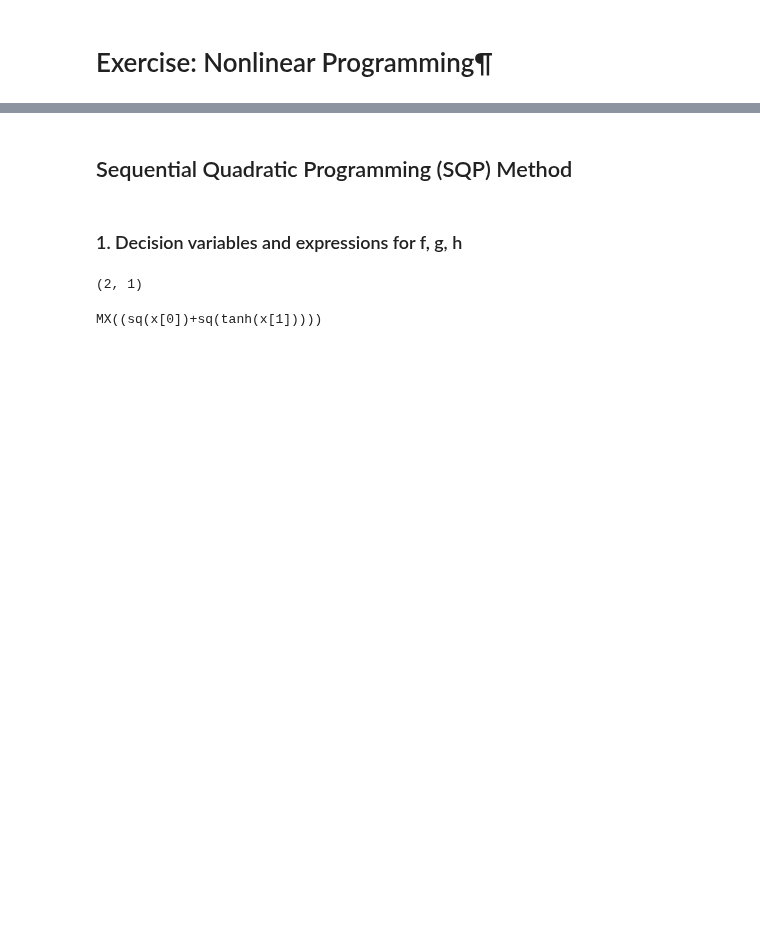
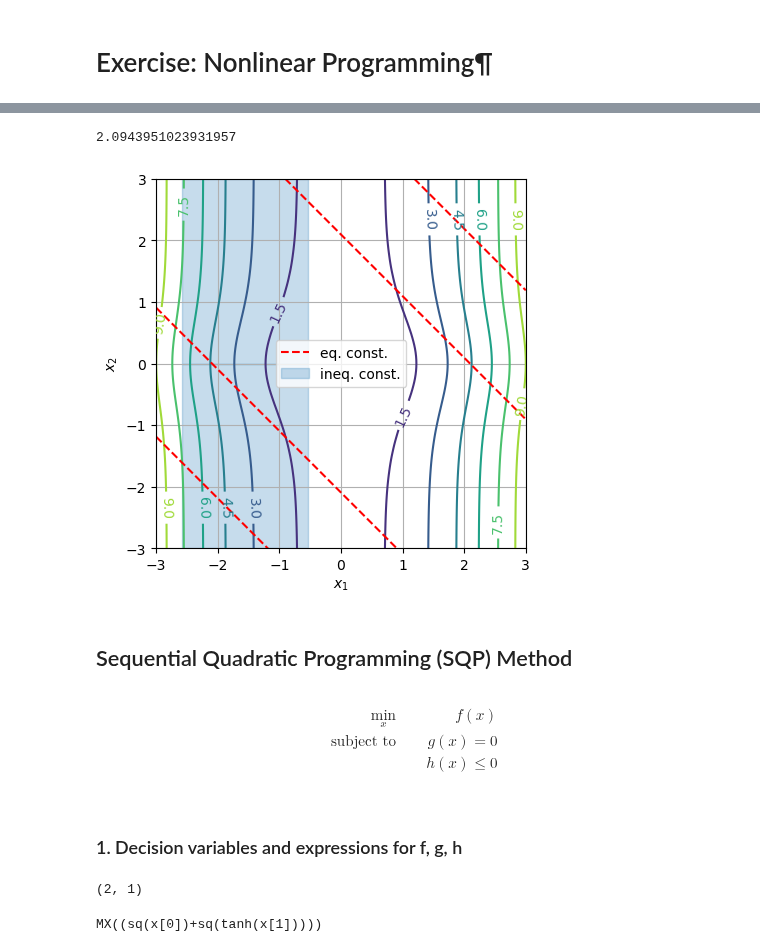
Before and after one commit to billtubbs/casadi-examples, a Jupyter notebook: 3-Nonlinear-Programming.ipynb, the cells around one changed output, grey strips where cells are left out. Drawn from its saved outputs; the diff is of its cells as text; code cells hidden in the pictures; blank space fills up the shorter version.

Commit message:
Fixed eq. constraint on plot

```diff
--- a/3-Nonlinear-Programming.ipynb
+++ b/3-Nonlinear-Programming.ipynb
@@ -18,5 +28,56 @@ if not os.path.exists(plot_dir):
+# %%
+x1 = 0.
+x2 = np.arccos(-0.5) - x1
+x2
+# %% [output]
+2.0943951023931957
+# %%
+def plot_countours(x1_lim=(-3, 3), x2_lim=(-3, 3)):
+    x1_range = np.linspace(x1_lim[0], x1_lim[1], 101)
+    x2_range = np.linspace(x2_lim[0], x2_lim[1], 101)
+    x1, x2 = np.meshgrid(x1_range, x2_range)
+    f = x1**2 + tanh(x2) ** 2
+    x2_eq_consts1 = [np.arccos(-0.5) - x1_range + i*2*np.pi for i in range(-1, 2)]
+    x2_eq_consts2 = [-np.arccos(-0.5) - x1_range + i*2*np.pi for i in range(-1, 2)]
+    x1_ineq_const = np.sin(x1_range) <= -0.5
+    fill_areas_pos = np.where(x1_ineq_const, x2_lim[1], np.nan)
+    fill_areas_neg = np.where(x1_ineq_const, x2_lim[0], np.nan)
+
+    fig, ax = plt.subplots()
+    cs = ax.contour(x1, x2, f)
+    ax.clabel(cs, inline=1, fontsize=10)
+    label = 'eq. const.'
+    for x2_1, x2_2 in zip(x2_eq_consts1, x2_eq_consts2):
+        ax.plot(x1_range, x2_1, linestyle='--', color='r', label=label)
+        label = None
+        ax.plot(x1_range, x2_2, linestyle='--', color='r')
+    ax.fill_between(x1_range, fill_areas_pos, alpha=0.25, color='tab:blue', label='ineq. const.')
+    ax.fill_between(x1_range, fill_areas_neg, alpha=0.25, color='tab:blue')
+    ax.set_xlim(x1_range[[0, -1]])
+    ax.set_ylim(x2_range[[0, -1]])
+    ax.set_aspect('equal')
+    ax.set_xlabel('$x_1$')
+    ax.set_ylabel('$x_2$')
+    ax.legend(loc='best')
+    ax.grid()
+
+    return ax
+
+plot_countours()
+filename = 'nlp_contour_plot'
+plt.savefig(os.path.join(plot_dir, filename + '.pdf'))
+plt.savefig(os.path.join(plot_dir, filename + '.png'), dpi=150)
+plt.show()
+# %% [output]
+[figure, added]
 # %% [markdown]
 ## Sequential Quadratic Programming (SQP) Method
+# %% [markdown]
+\begin{aligned}
+\min_x & \quad & f(x) \\
+\text{subject to} & \quad & g(x) = 0 \\
+                  & \quad & h(x) \le 0 \\
+\end{aligned}
 # %% [markdown]
 ### 1. Decision variables and expressions for f, g, h
 # %%
```
Also changed, not shown: parts of 13 cells of this notebook.
